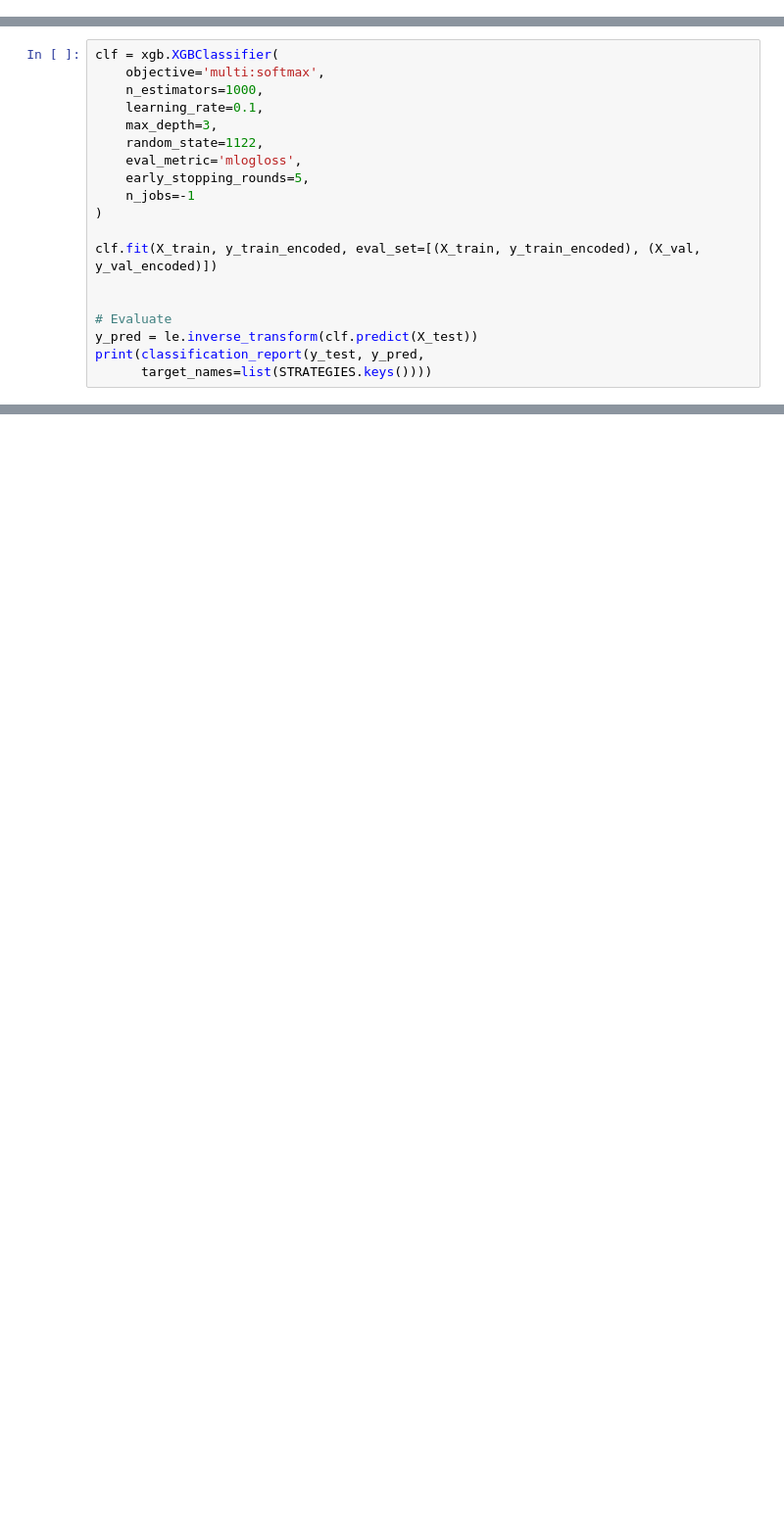
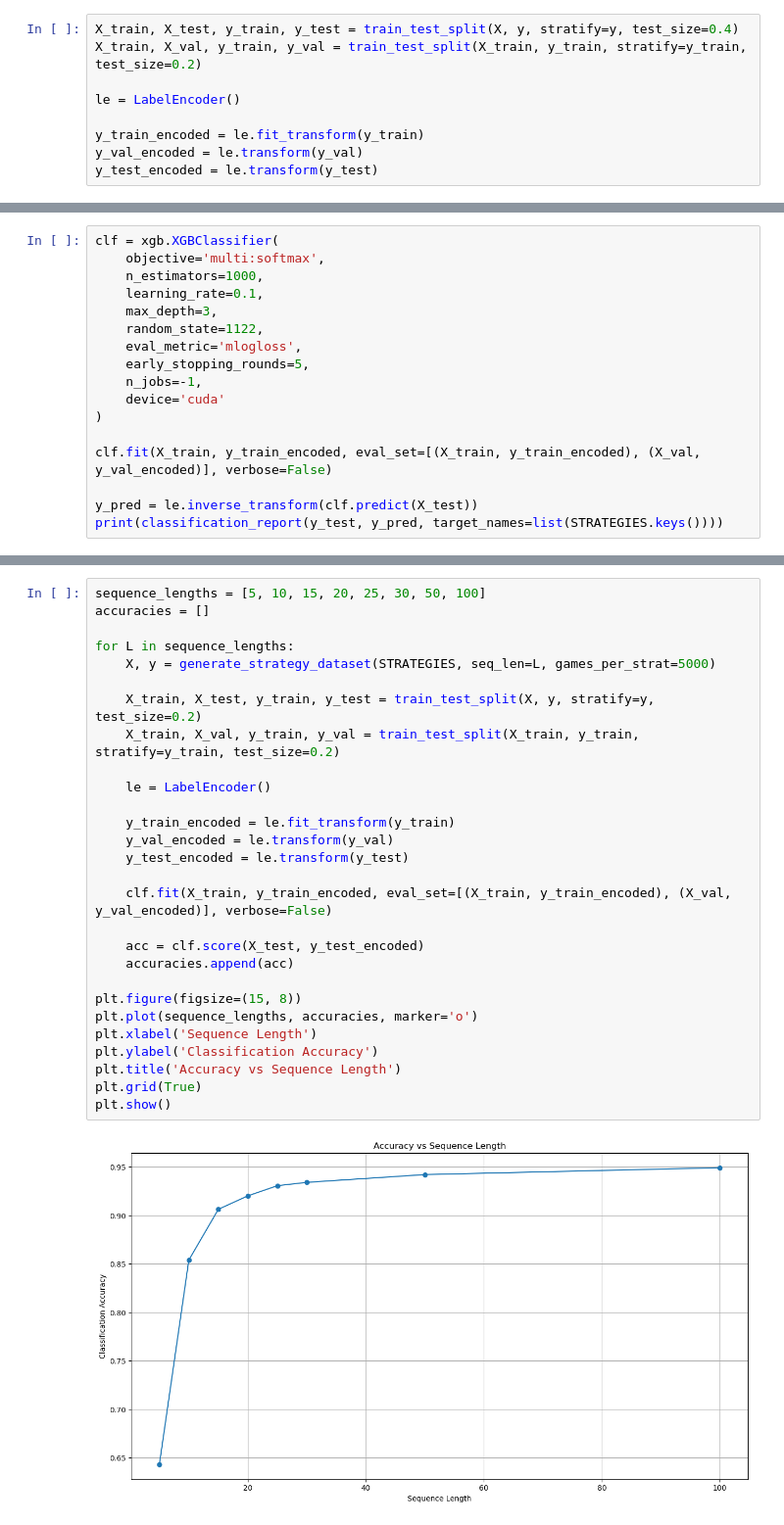
Before and after one commit to RitwikAwasthi/iterated-prisoners-dilemma-model, a Jupyter notebook: Simulate.ipynb, the cells around one changed output, grey strips where cells are left out. Shown at 98% size. Drawn from its saved outputs; the diff is of its cells as text; blank space fills up the shorter version.

```diff
--- a/Simulate.ipynb
+++ b/Simulate.ipynb
@@ -232,0 +206,9 @@ X shape: (65000, 10) y shape: (65000,)
+# %%
+X_train, X_test, y_train, y_test = train_test_split(X, y, stratify=y, test_size=0.4)
+X_train, X_val, y_train, y_val = train_test_split(X_train, y_train, stratify=y_train, test_size=0.2)
+
+le = LabelEncoder()
+
+y_train_encoded = le.fit_transform(y_train)
+y_val_encoded = le.transform(y_val)
+y_test_encoded = le.transform(y_test)
@@ -283,14 +252,12 @@ clf = xgb.XGBClassifier(
     random_state=1122,
     eval_metric='mlogloss',
     early_stopping_rounds=5,
-    n_jobs=-1
+    n_jobs=-1,
+    device='cuda'
 )
 
-clf.fit(X_train, y_train_encoded, eval_set=[(X_train, y_train_encoded), (X_val, y_val_encoded)])
+clf.fit(X_train, y_train_encoded, eval_set=[(X_train, y_train_encoded), (X_val, y_val_encoded)], verbose=False)
 
-
-# Evaluate
 y_pred = le.inverse_transform(clf.predict(X_test))
-print(classification_report(y_test, y_pred,
-      target_names=list(STRATEGIES.keys())))
+print(classification_report(y_test, y_pred, target_names=list(STRATEGIES.keys())))
 # %% [output]
@@ -343,0 +348,30 @@ plt.show()
+# %%
+sequence_lengths = [5, 10, 15, 20, 25, 30, 50, 100]
+accuracies = []
+
+for L in sequence_lengths:
+    X, y = generate_strategy_dataset(STRATEGIES, seq_len=L, games_per_strat=5000)
+
+    X_train, X_test, y_train, y_test = train_test_split(X, y, stratify=y, test_size=0.2)
+    X_train, X_val, y_train, y_val = train_test_split(X_train, y_train, stratify=y_train, test_size=0.2)
+
+    le = LabelEncoder()
+
+    y_train_encoded = le.fit_transform(y_train)
+    y_val_encoded = le.transform(y_val)
+    y_test_encoded = le.transform(y_test)
+
+    clf.fit(X_train, y_train_encoded, eval_set=[(X_train, y_train_encoded), (X_val, y_val_encoded)], verbose=False)
+
+    acc = clf.score(X_test, y_test_encoded)
+    accuracies.append(acc)
+
+plt.figure(figsize=(15, 8))
+plt.plot(sequence_lengths, accuracies, marker='o')
+plt.xlabel('Sequence Length')
+plt.ylabel('Classification Accuracy')
+plt.title('Accuracy vs Sequence Length')
+plt.grid(True)
+plt.show()
+# %% [output]
+[figure, added]
```
Also changed, not shown: parts of 60 cells of this notebook, 25 other files.
